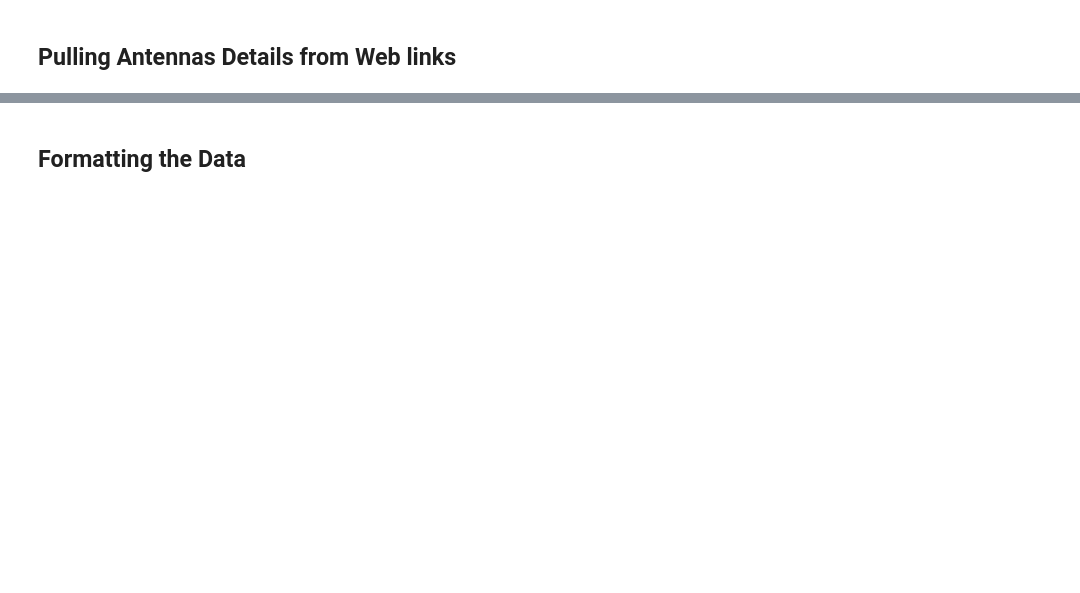
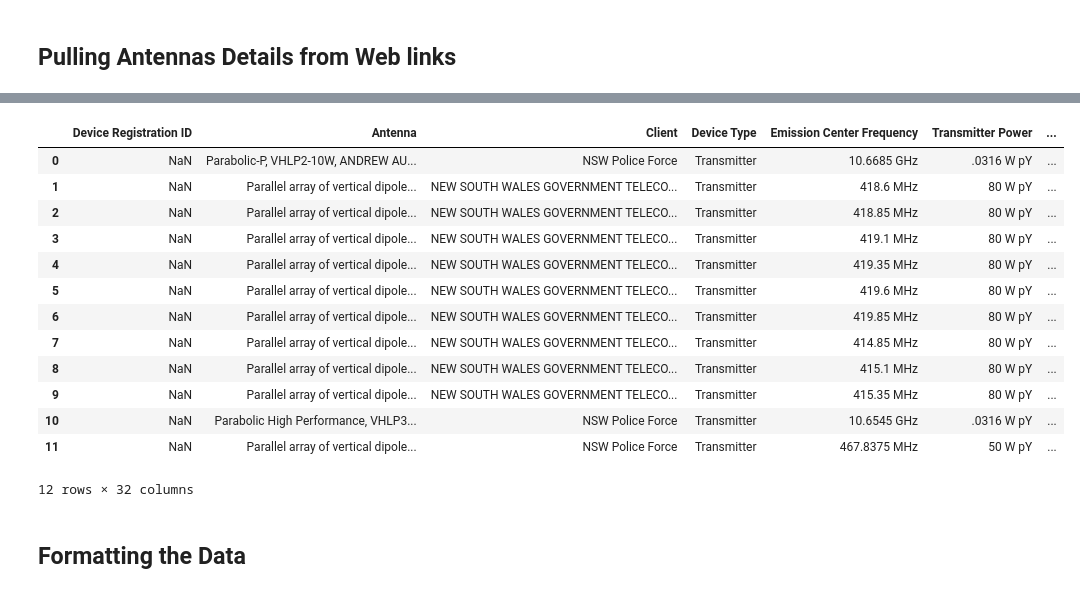
Before and after one commit to hassanharis/ACMA-Scrapper, a Jupyter notebook: ACMAscrapper.ipynb, the cells around one changed output, grey strips where cells are left out. Cells and saved outputs as stored; diff of their text form; code cells hidden in the pictures; blank space fills up the shorter version.

```diff
--- a/ACMAscrapper.ipynb
+++ b/ACMAscrapper.ipynb
@@ -278,0 +251,43 @@ Execution time: 6.863008975982666 seconds
+# %%
+AntennaTableHeader = ['Device Registration ID', 'Antenna', 'Client','Device Type','Emission Center Frequency',
+                      'Transmitter Power', 'Antenna Height (AGL)','Antenna Polarisation','Antenna Azimuth',
+                      'Antenna Tilt','Licence Number','Date Authorised','Destination Link']
+
+AntennaTable = pd.DataFrame(columns = AntennaTableHeader)
+NotFoundLinks = []
+
+for acmalink in ACMAdatalinks:
+    st = time.time()
+    try:
+        soup2 = scrape_page('https://web.acma.gov.au' + acmalink)
+        LinkedAssignmentsTable = soup2.find("table", {"class": "tablelist linked-responsive"})
+
+        try:
+            AntennaTable = add_antenna_to_table(AntennaTable, soup2, 1, LinkedAssignmentsTable)
+        except Exception as e:
+            print (e)
+            print(acmalink)
+            continue
+
+        if acmalink[-2:]=='/1':
+            try:
+                AntennaTable = add_antenna_to_table(AntennaTable, soup2, 2, LinkedAssignmentsTable)
+            except Exception as e:
+                print(e)
+                print(acmalink)
+                continue
+
+    except Exception as e:
+        print(e)
+        print('\nException')
+        print(acmalink)
+        print('\n')
+        NotFoundLinks.append(acmalink)
+        continue
+
+    et = time.time()
+    elapsed_time = et - st
+    print(acmalink)
+    print('Execution time:', elapsed_time, 'seconds')
+
+profiler.disable()
@@ -279,3 +312,20 @@ Execution time: 6.863008975982666 seconds
+# %%
+AntennaTable
+# %% [output]
+|  | Device Registration ID | Antenna | Client | Device Type | Emission Center Frequency | Transmitter Power | ... |
+| 0 | NaN | Parabolic-P, VHLP2-10W, ANDREW AU... | NSW Police Force | Transmitter | 10.6685 GHz | .0316 W pY | ... |
+| 1 | NaN | Parallel array of vertical dipole... | NEW SOUTH WALES GOVERNMENT TELECO... | Transmitter | 418.6 MHz | 80 W pY | ... |
+| 2 | NaN | Parallel array of vertical dipole... | NEW SOUTH WALES GOVERNMENT TELECO... | Transmitter | 418.85 MHz | 80 W pY | ... |
+| 3 | NaN | Parallel array of vertical dipole... | NEW SOUTH WALES GOVERNMENT TELECO... | Transmitter | 419.1 MHz | 80 W pY | ... |
+| 4 | NaN | Parallel array of vertical dipole... | NEW SOUTH WALES GOVERNMENT TELECO... | Transmitter | 419.35 MHz | 80 W pY | ... |
+| 5 | NaN | Parallel array of vertical dipole... | NEW SOUTH WALES GOVERNMENT TELECO... | Transmitter | 419.6 MHz | 80 W pY | ... |
+| 6 | NaN | Parallel array of vertical dipole... | NEW SOUTH WALES GOVERNMENT TELECO... | Transmitter | 419.85 MHz | 80 W pY | ... |
+| 7 | NaN | Parallel array of vertical dipole... | NEW SOUTH WALES GOVERNMENT TELECO... | Transmitter | 414.85 MHz | 80 W pY | ... |
+| 8 | NaN | Parallel array of vertical dipole... | NEW SOUTH WALES GOVERNMENT TELECO... | Transmitter | 415.1 MHz | 80 W pY | ... |
+| 9 | NaN | Parallel array of vertical dipole... | NEW SOUTH WALES GOVERNMENT TELECO... | Transmitter | 415.35 MHz | 80 W pY | ... |
+| 10 | NaN | Parabolic High Performance, VHLP3... | NSW Police Force | Transmitter | 10.6545 GHz | .0316 W pY | ... |
+| 11 | NaN | Parallel array of vertical dipole... | NSW Police Force | Transmitter | 467.8375 MHz | 50 W pY | ... |
+12 rows × 32 columns
 # %% [markdown]
 ## Formatting the Data
 # %%
```
Also changed, not shown: parts of 22 cells of this notebook.
